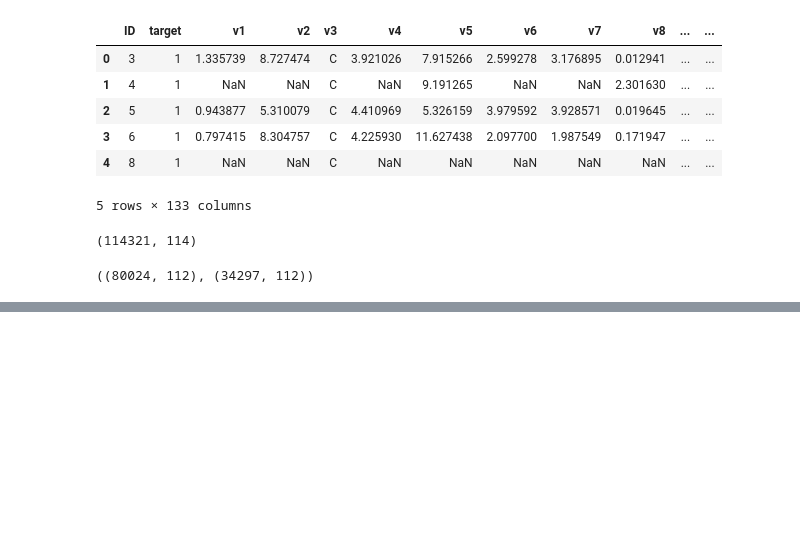
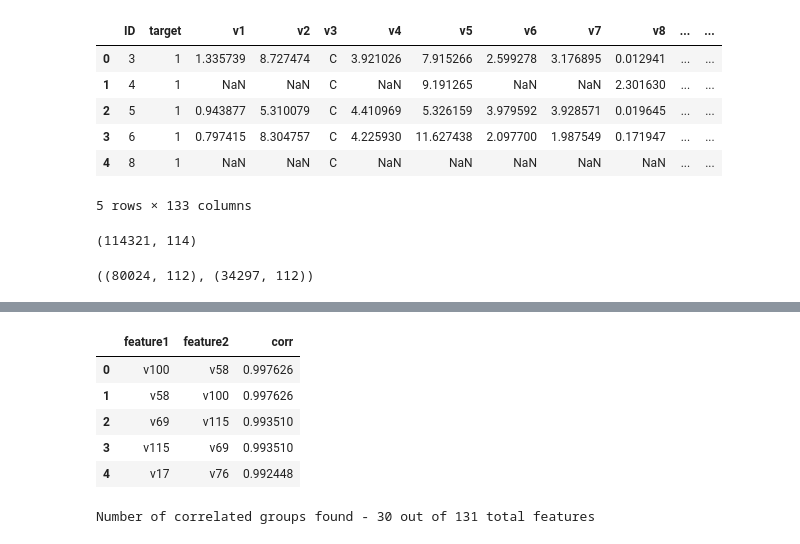
Before and after one commit to DaoodS/Machine_Learning_Projects, a Jupyter notebook: Feature_Selection/Correlation_based_selection.ipynb, the cells around one changed output, grey strips where cells are left out. Cells and saved outputs as stored; diff of their text form; code cells hidden in the pictures; blank space fills up the shorter version.

```diff
--- a/Feature_Selection/Correlation_based_selection.ipynb
+++ b/Feature_Selection/Correlation_based_selection.ipynb
@@ -45,0 +80,32 @@ sns.heatmap(corr_matrix)
+# %%
+corrmat = X_train.corr()
+corrmat = corrmat.abs().unstack()
+corrmat = corrmat.sort_values(ascending=False)
+corrmat = corrmat[corrmat >= 0.8]
+corrmat = corrmat[corrmat < 1]
+corrmat = pd.DataFrame(corrmat).reset_index()
+corrmat.columns = ['feature1', 'feature2', 'corr']
+corrmat.head()
+# %% [output]
+|  | feature1 | feature2 | corr |
+| 0 | v100 | v58 | 0.997626 |
+| 1 | v58 | v100 | 0.997626 |
+| 2 | v69 | v115 | 0.993510 |
+| 3 | v115 | v69 | 0.993510 |
+| 4 | v17 | v76 | 0.992448 |
+# %%
+grouped_feature_ls = []
+correlated_groups = []
+
+for feature in corrmat.feature1.unique():
+    if feature not in grouped_feature_ls:
+
+        correlated_block = corrmat[corrmat.feature1 == feature]
+        grouped_feature_ls = grouped_feature_ls + list(
+            correlated_block.feature2.unique()) + [feature]
+
+        correlated_groups.append(correlated_block)
+
+print('Number of correlated groups found - {} out of {} total features'.format(len(correlated_groups), X_train.shape[1]))
+# %% [output]
+Number of correlated groups found - 30 out of 131 total features
```
Also changed, not shown: parts of 9 cells of this notebook, 2 other files.
